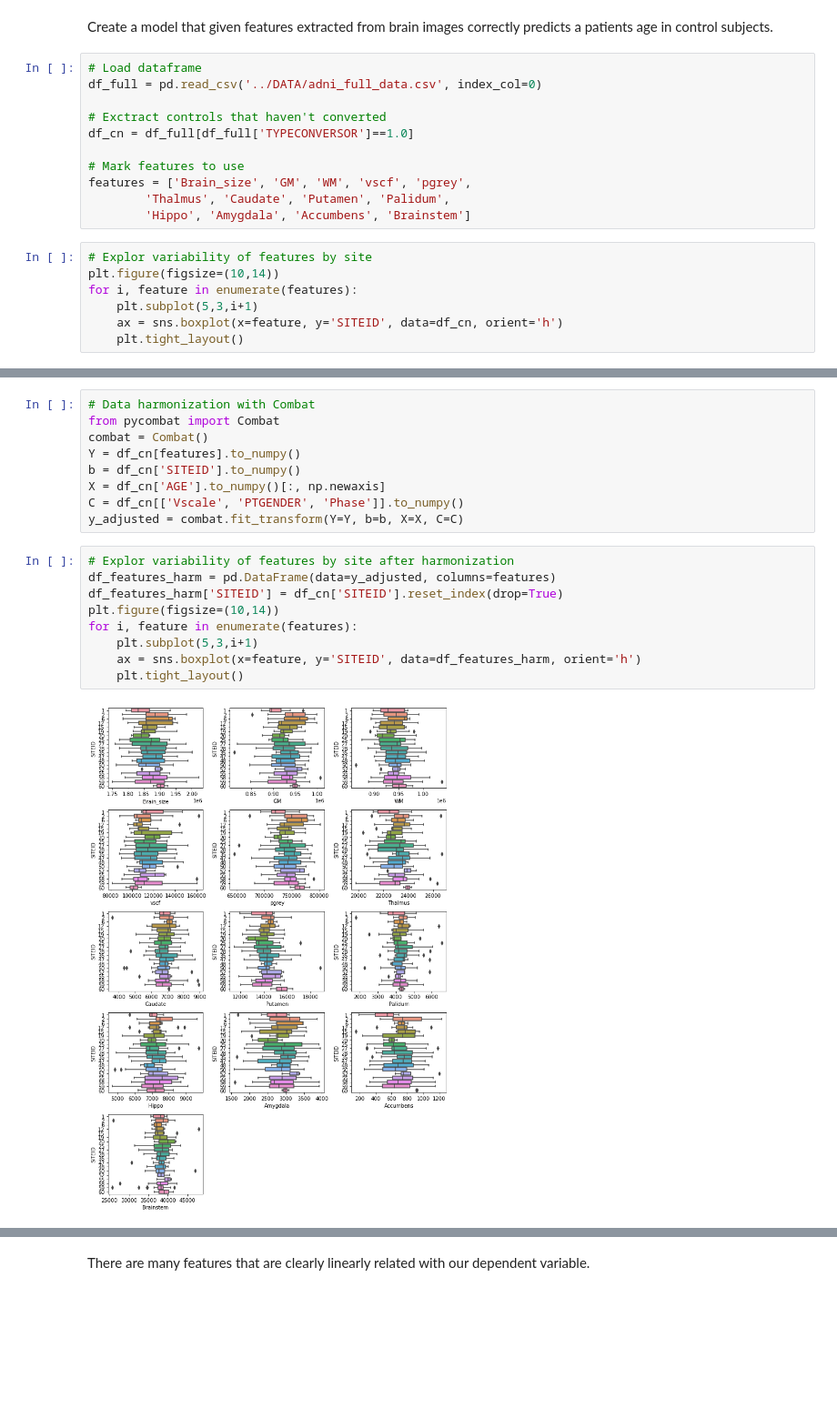
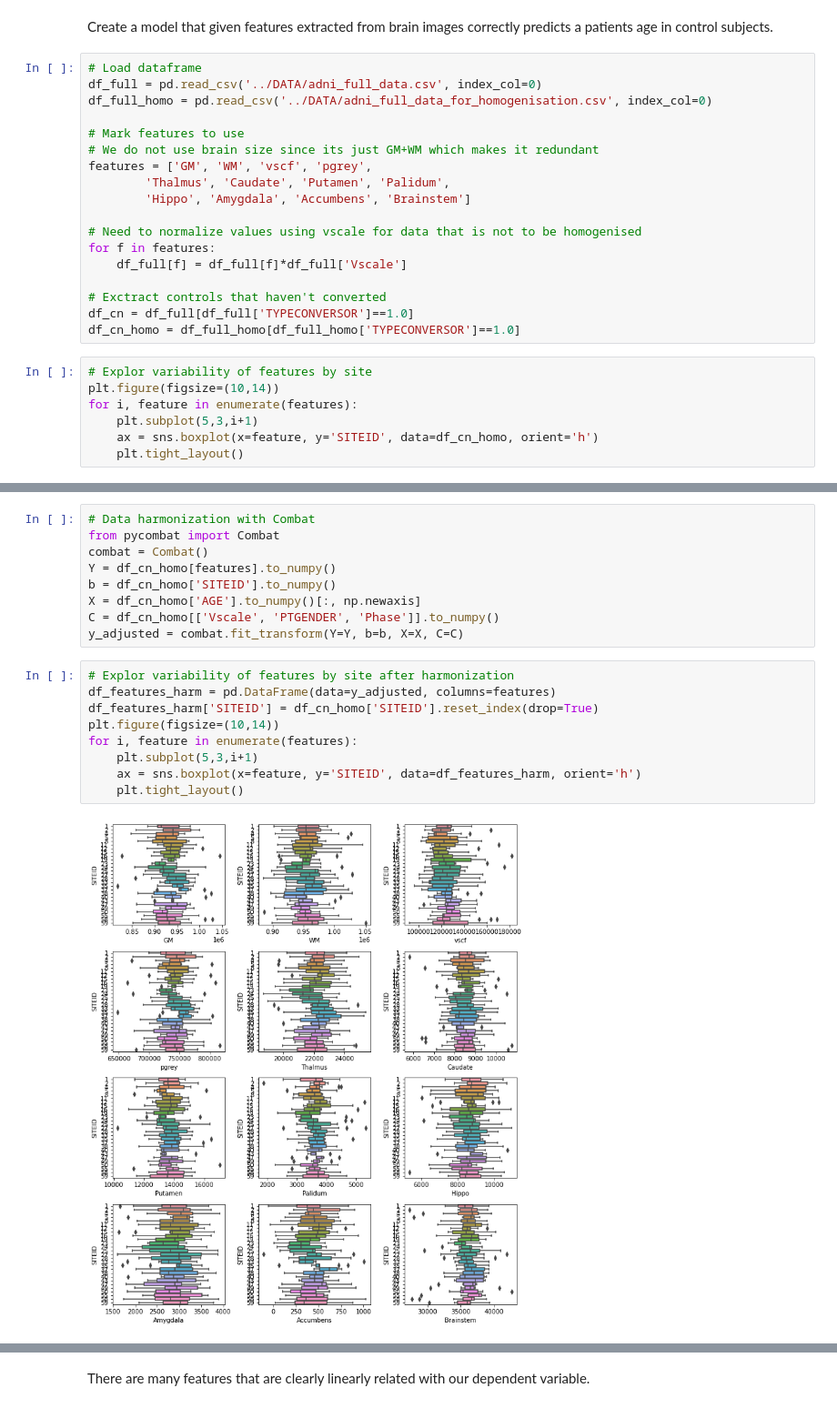
Before and after one commit to JGarciaCondado/ADNIBrainAge, a Jupyter notebook: jupyternotebooks/structuralBrainAge.ipynb, the cells around one changed output, grey strips where cells are left out. Shown at 91% size. Drawn from its saved outputs; the diff is of its cells as text; blank space fills up the shorter version.

```diff
--- a/jupyternotebooks/structuralBrainAge.ipynb
+++ b/jupyternotebooks/structuralBrainAge.ipynb
@@ -22,19 +24,26 @@ Create a model that given features extracted from brain images correctly predict
 # %%
 # Load dataframe
 df_full = pd.read_csv('../DATA/adni_full_data.csv', index_col=0)
+df_full_homo = pd.read_csv('../DATA/adni_full_data_for_homogenisation.csv', index_col=0)
+
+# Mark features to use
+# We do not use brain size since its just GM+WM which makes it redundant
+features = ['GM', 'WM', 'vscf', 'pgrey',
+        'Thalmus', 'Caudate', 'Putamen', 'Palidum',
+        'Hippo', 'Amygdala', 'Accumbens', 'Brainstem']
+
+# Need to normalize values using vscale for data that is not to be homogenised
+for f in features:
+    df_full[f] = df_full[f]*df_full['Vscale']
 
 # Exctract controls that haven't converted
 df_cn = df_full[df_full['TYPECONVERSOR']==1.0]
-
-# Mark features to use
-features = ['Brain_size', 'GM', 'WM', 'vscf', 'pgrey',
-        'Thalmus', 'Caudate', 'Putamen', 'Palidum',
-        'Hippo', 'Amygdala', 'Accumbens', 'Brainstem']
+df_cn_homo = df_full_homo[df_full_homo['TYPECONVERSOR']==1.0]
 # %%
 # Explor variability of features by site
 plt.figure(figsize=(10,14))
 for i, feature in enumerate(features):
     plt.subplot(5,3,i+1)
-    ax = sns.boxplot(x=feature, y='SITEID', data=df_cn, orient='h')
+    ax = sns.boxplot(x=feature, y='SITEID', data=df_cn_homo, orient='h')
     plt.tight_layout()
 # %% [output]
@@ -45,20 +54,20 @@ There is great variability in values between each site. So COMBAT can be applied
 # Data harmonization with Combat
 from pycombat import Combat
 combat = Combat()
-Y = df_cn[features].to_numpy()
-b = df_cn['SITEID'].to_numpy()
-X = df_cn['AGE'].to_numpy()[:, np.newaxis]
-C = df_cn[['Vscale', 'PTGENDER', 'Phase']].to_numpy()
+Y = df_cn_homo[features].to_numpy()
+b = df_cn_homo['SITEID'].to_numpy()
+X = df_cn_homo['AGE'].to_numpy()[:, np.newaxis]
+C = df_cn_homo[['Vscale', 'PTGENDER', 'Phase']].to_numpy()
 y_adjusted = combat.fit_transform(Y=Y, b=b, X=X, C=C)
 # %%
 # Explor variability of features by site after harmonization
 df_features_harm = pd.DataFrame(data=y_adjusted, columns=features)
-df_features_harm['SITEID'] = df_cn['SITEID'].reset_index(drop=True)
+df_features_harm['SITEID'] = df_cn_homo['SITEID'].reset_index(drop=True)
 plt.figure(figsize=(10,14))
 for i, feature in enumerate(features):
     plt.subplot(5,3,i+1)
     ax = sns.boxplot(x=feature, y='SITEID', data=df_features_harm, orient='h')
     plt.tight_layout()
 # %% [output]
-[figure, old version]
+[figure, new version]
 # %% [markdown]
```
Also changed, not shown: parts of 40 cells of this notebook.
